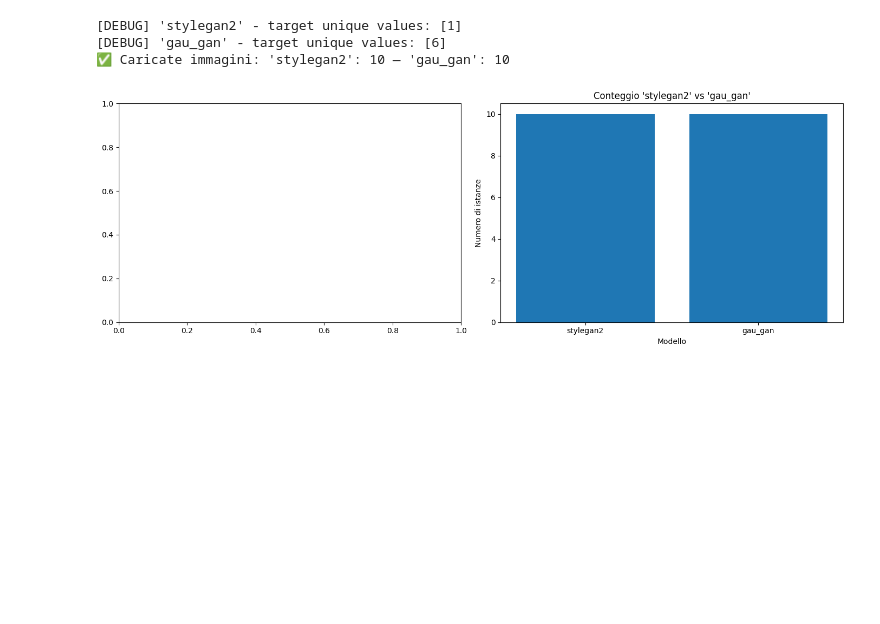
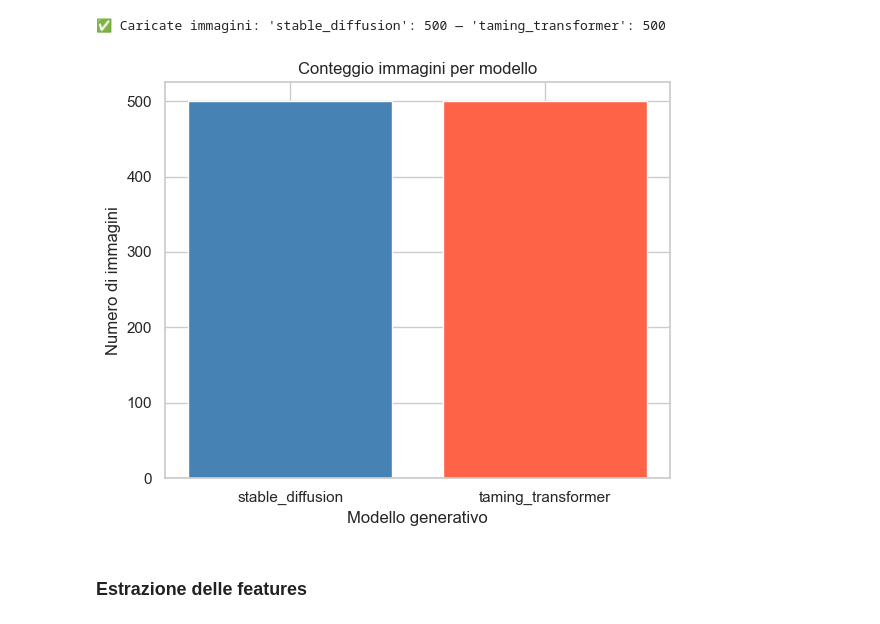
Before and after one commit to mariantonietta-maselli/Progetto_FVAB, a Jupyter notebook: SVM.ipynb, the cells around one changed output. Drawn from its saved outputs; the diff is of its cells as text; code cells hidden in the pictures; blank space fills up the shorter version.

```diff
--- a/SVM.ipynb
+++ b/SVM.ipynb
@@ -21,2 +21,6 @@ from sklearn.preprocessing import LabelEncoder
+# %%
+# Scelta modelli
+model_a = {'stable_diffusion'}
+model_b = {'taming_transformer'}
 # %%
 class ImageFolder(Dataset):
@@ -159,46 +173,46 @@ def plot_confusion_matrix(cf, class_labels):
     plt.tight_layout()
     plt.show()
 # %%
+# Trasformazioni standard del modello ViT-B/16
 transform = ViT_B_16_Weights.IMAGENET1K_V1.transforms()
 
-dataset = ImageFolder(root_dir='./archive', model_a="stylegan2", model_b="gau_gan", nrows=10, transform=transform)
+# Caricamento del dataset con label numeriche e trasformazioni
+dataset = ImageFolder(
+    root_dir='./archive',
+    model_a="stable_diffusion",
+    model_b="taming_transformer",
+    nrows=500,
+    transform=transform
+)
+
+# DataLoader per batch processing
 loader = DataLoader(dataset, batch_size=32, shuffle=False)
+
+# Conversione dei sample in DataFrame
 data = pd.DataFrame(dataset.samples, columns=['path', 'label'])
 
+# Mapping esplicito per rendere leggibili le etichette numeriche
+label_map = {0: 'stable_diffusion', 1: 'taming_transformer'}
+data['label_name'] = data['label'].map(label_map)
 
-# --- Primo istogramma: conteggio di ogni label diversa da 'real' ---
-#df_excl = data[data['label'] != 'real']
-#counts_excl = df_excl['label'].value_counts().sort_index()  # sort_index per ordine alfabetico
+# Conteggio delle classi
+counts = data['label_name'].value_counts().loc[['stable_diffusion', 'taming_transformer']]
 
-# --- Secondo istogramma: binarizzazione model_a vs model_b ---
-binary = data['label'].apply(lambda x: 'stylegan2' if x == 'stylegan2' else 'gau_gan')
-counts_bin = binary.value_counts().loc[['stylegan2','gau_gan']]  # garantisce l'ordine
-
-
-# --- Disegna i due plot affiancati ---
-fig, axes = plt.subplots(1, 2, figsize=(14, 5))
-
-# Bar plot delle label (escluse 'real')
-#axes[0].bar(counts_excl.index, counts_excl.values)
-#axes[0].set_title("Conteggio per ogni generatore (escluse 'real')")
-#axes[0].set_xlabel("Generatori")
-#axes[0].set_ylabel("Numero di istanze")
-#axes[0].tick_params(axis='x', rotation=90)
-
-# Bar plot binario real vs fake
-axes[1].bar(counts_bin.index, counts_bin.values)
-axes[1].set_title("Conteggio 'stylegan2' vs 'gau_gan'")
-axes[1].set_xlabel("Modello")
-axes[1].set_ylabel("Numero di istanze")
-axes[1].tick_params(axis='x', rotation=0)
+# Disegna il plot
+fig, ax = plt.subplots(figsize=(6, 5))
+ax.bar(counts.index, counts.values, color=['steelblue', 'tomato'])
+ax.set_title("Conteggio immagini per modello")
+ax.set_xlabel("Modello generativo")
+ax.set_ylabel("Numero di immagini")
+ax.tick_params(axis='x', rotation=0)
 
 plt.tight_layout()
 plt.show()
 # %% [output]
-[DEBUG] 'stylegan2' - target unique values: [1]
-[DEBUG] 'gau_gan' - target unique values: [6]
-✅ Caricate immagini: 'stylegan2': 10 — 'gau_gan': 10
+✅ Caricate immagini: 'stable_diffusion': 500 — 'taming_transformer': 500
-[figure, old version]
+[figure, new version]
+# %% [markdown]
+### Estrazione delle features
 # %%
 device = torch.device('cuda' if torch.cuda.is_available() else 'cpu')
 
```
Also changed, not shown: parts of 16 cells of this notebook.
